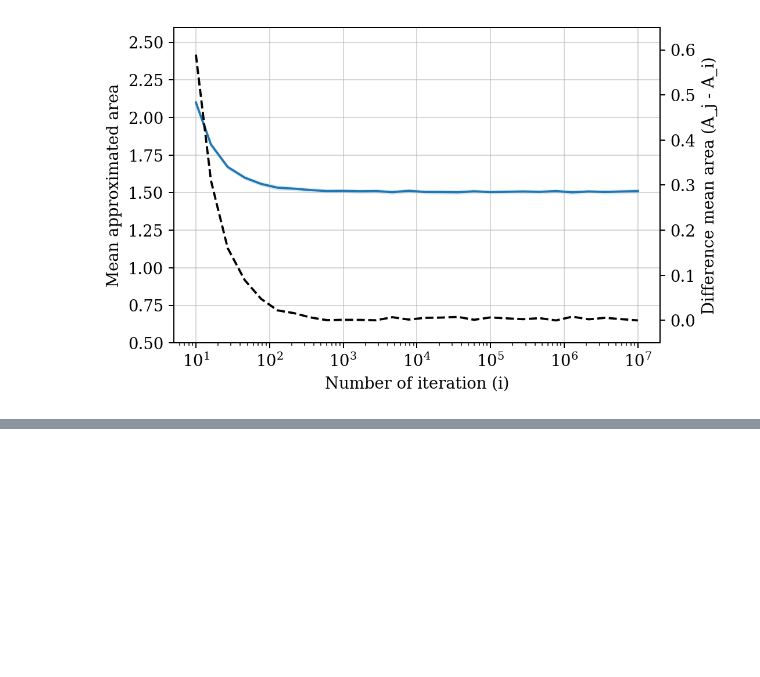
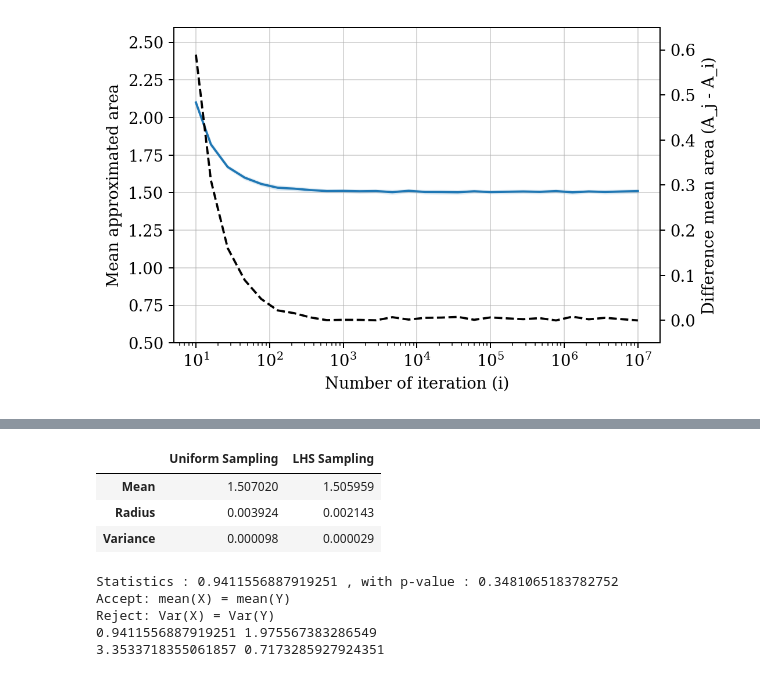
Before and after one commit to soudy/stoch-simulation-assignment1, a Jupyter notebook: notebooks/Mandelbrot_Monte_Carlo.ipynb, the cells around one changed output, grey strips where cells are left out. Cells and saved outputs as stored; diff of their text form; code cells hidden in the pictures; blank space fills up the shorter version.

```diff
--- a/notebooks/Mandelbrot_Monte_Carlo.ipynb
+++ b/notebooks/Mandelbrot_Monte_Carlo.ipynb
@@ -410,0 +437,19 @@ ax = sns.violinplot(x="Sample_method", y="Values", data=df)
+# %%
+#Table
+Mean_Uni = np.mean(Approx_areas_list_Uni_Av_est)
+a_Uni = sp_confidence_interval(Approx_areas_list_Uni_Av_est)
+Var_Uni = np.var(Approx_areas_list_Uni_Av_est, ddof = 1)
+
+Mean_LHS = np.mean(Approx_areas_list_LHS_Av_est)
+a_LHS = sp_confidence_interval(Approx_areas_list_LHS_Av_est)
+Var_LHS = np.var(Approx_areas_list_LHS_Av_est, ddof = 1)
+
+table = pd.DataFrame(np.array([[Mean_Uni, Mean_LHS], [a_Uni, a_LHS], [Var_Uni, Var_LHS]]),
+                  columns=['Uniform Sampling', 'LHS Sampling'], index = ['Mean', 'Radius', 'Variance'])
+
+display(table)
+# %% [output]
+|  | Uniform Sampling | LHS Sampling |
+| Mean | 1.507020 | 1.505959 |
+| Radius | 0.003924 | 0.002143 |
+| Variance | 0.000098 | 0.000029 |
@@ -410,0 +481,29 @@ ax = sns.violinplot(x="Sample_method", y="Values", data=df)
+# %%
+
+#Welch's t-test: Check if samplings methods have the same mean (Two-sided, assuming different variance)
+statistic, p_value = scipy.stats.ttest_ind(Approx_areas_list_Uni_Av_est, Approx_areas_list_LHS_Av_est, equal_var = False)
+print("Statistics :", statistic, ", with p-value :", p_value)
+
+Actual_value_W, Critical_value_W = Welsch_test(Approx_areas_list_Uni_Av_est, Approx_areas_list_LHS_Av_est, p = 0.95)
+if np.abs(Actual_value_W) < Critical_value_W:
+    print("Accept: mean(X) = mean(Y)")
+else:
+    print("Reject: mean(X) = mean(Y)")
+
+
+#F-test Fischer: Check if Variances are different
+Actual_value_F, Critical_value_F = F_test(Approx_areas_list_Uni_Av_est, Approx_areas_list_LHS_Av_est, p = 0.95)
+if Actual_value_F < Critical_value_F:
+    print("Accept: Var(X) = Var(Y)")
+else:
+    print("Reject: Var(X) = Var(Y)")
+
+
+print(Actual_value_W, Critical_value_W)
+print(Actual_value_F, Critical_value_F)
+# %% [output]
+Statistics : 0.9411556887919251 , with p-value : 0.3481065183782752
+Accept: mean(X) = mean(Y)
+Reject: Var(X) = Var(Y)
+0.9411556887919251 1.975567383286549
+3.3533718355061857 0.7173285927924351
```
Also changed, not shown: parts of 15 cells of this notebook, 3 other files.
